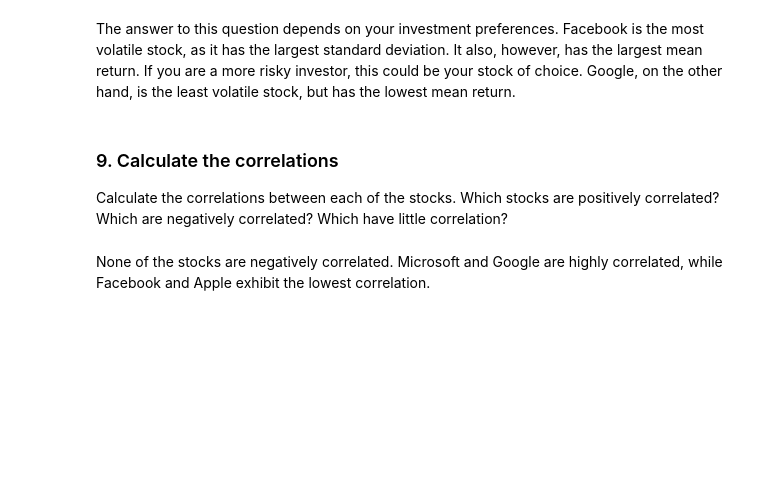
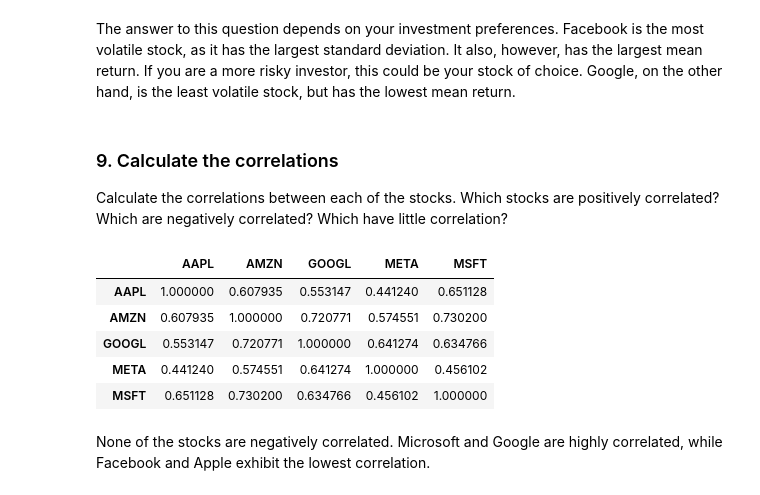
Before and after one commit to vhurdaneta/Visualazing-Tech-Stocks-Project---Analyze-Financial-Data-with-Python, a Jupyter notebook: visualizing_tech_stocks.ipynb, the cells around one changed output. Drawn from its saved outputs; the diff is of its cells as text; code cells hidden in the pictures; blank space fills up the shorter version.

```diff
--- a/visualizing_tech_stocks.ipynb
+++ b/visualizing_tech_stocks.ipynb
@@ -234,5 +257,15 @@ The answer to this question depends on your investment preferences. Facebook is
 # %% [markdown]
 ### 9. Calculate the correlations
 Calculate the correlations between each of the stocks. Which stocks are positively correlated? Which are negatively correlated? Which have little correlation?
+# %%
+correlations = stock_data_daily_returns.corr()
+correlations
+# %% [output]
+|  | AAPL | AMZN | GOOGL | META | MSFT |
+| AAPL | 1.000000 | 0.607935 | 0.553147 | 0.441240 | 0.651128 |
+| AMZN | 0.607935 | 1.000000 | 0.720771 | 0.574551 | 0.730200 |
+| GOOGL | 0.553147 | 0.720771 | 1.000000 | 0.641274 | 0.634766 |
+| META | 0.441240 | 0.574551 | 0.641274 | 1.000000 | 0.456102 |
+| MSFT | 0.651128 | 0.730200 | 0.634766 | 0.456102 | 1.000000 |
 # %% [markdown]
 None of the stocks are negatively correlated. Microsoft and Google are highly correlated, while Facebook and Apple exhibit the lowest correlation.
```
Also changed, not shown: parts of 4 cells of this notebook, 1 other file.
